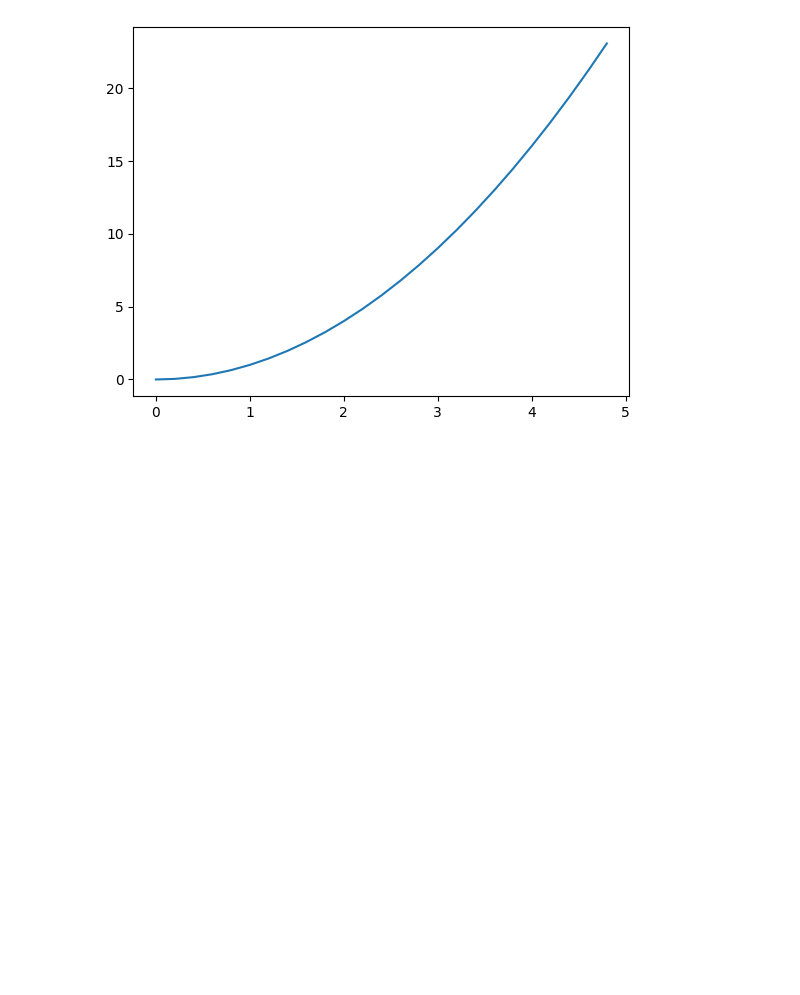
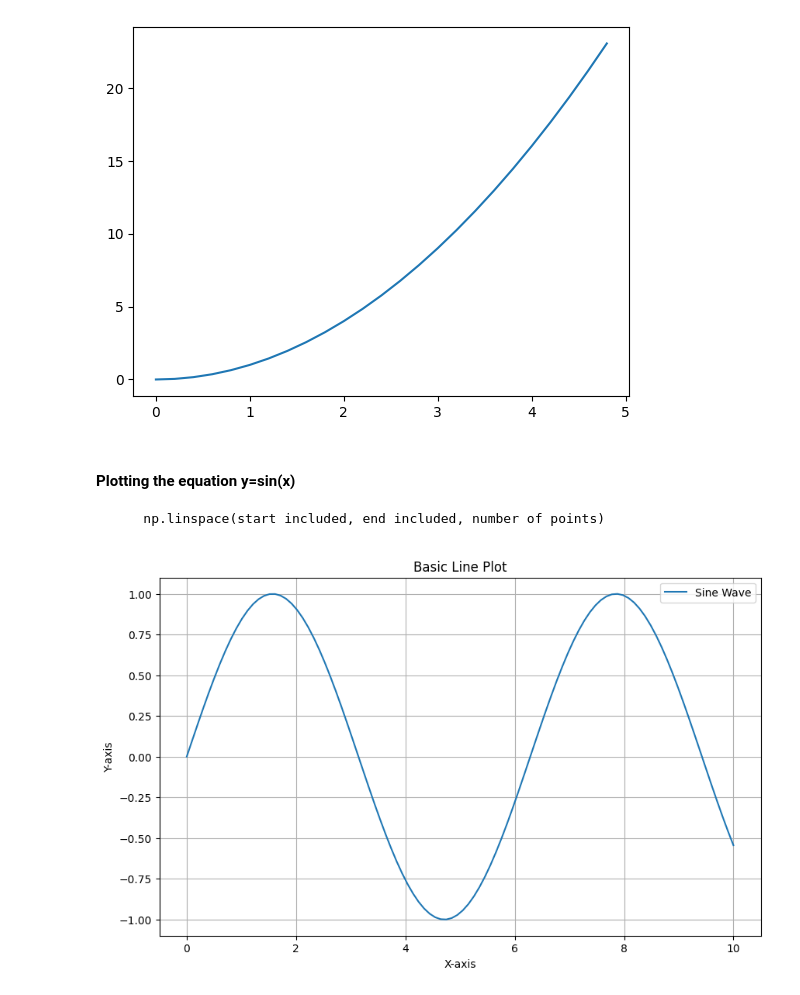
Before and after one commit to CompileArtisan/python-learning, a Jupyter notebook: Jupyter002matplotlib.ipynb, the cells around one changed output. Saved outputs shown, nothing was run; the diff lists cells and outputs as text; code cells hidden in the pictures; blank space fills up the shorter version.

```diff
--- a/Jupyter002matplotlib.ipynb
+++ b/Jupyter002matplotlib.ipynb
@@ -27,3 +28,19 @@ plt.plot(x, y)
 plt.show()
 # %% [output]
 [figure]
+# %% [markdown]
+#### Plotting the equation y=sin(x)
+        np.linspace(start included, end included, number of points)
+# %%
+x = np.linspace(0, 10, 100) # x = [0, 0.1, 0.2, ..., 9.9, 10]
+y = np.sin(x)
+plt.figure(figsize=(10, 6)) # width, height in inches
+plt.plot(x, y, label='Sine Wave') # label for legend
+plt.title('Basic Line Plot') # title
+plt.xlabel('X-axis')
+plt.ylabel('Y-axis')
+plt.legend() # show legend
+plt.grid(True) # show grid
+plt.show()
+# %% [output]
+[figure, added]
```
Also changed, not shown: parts of 13 cells of this notebook.
